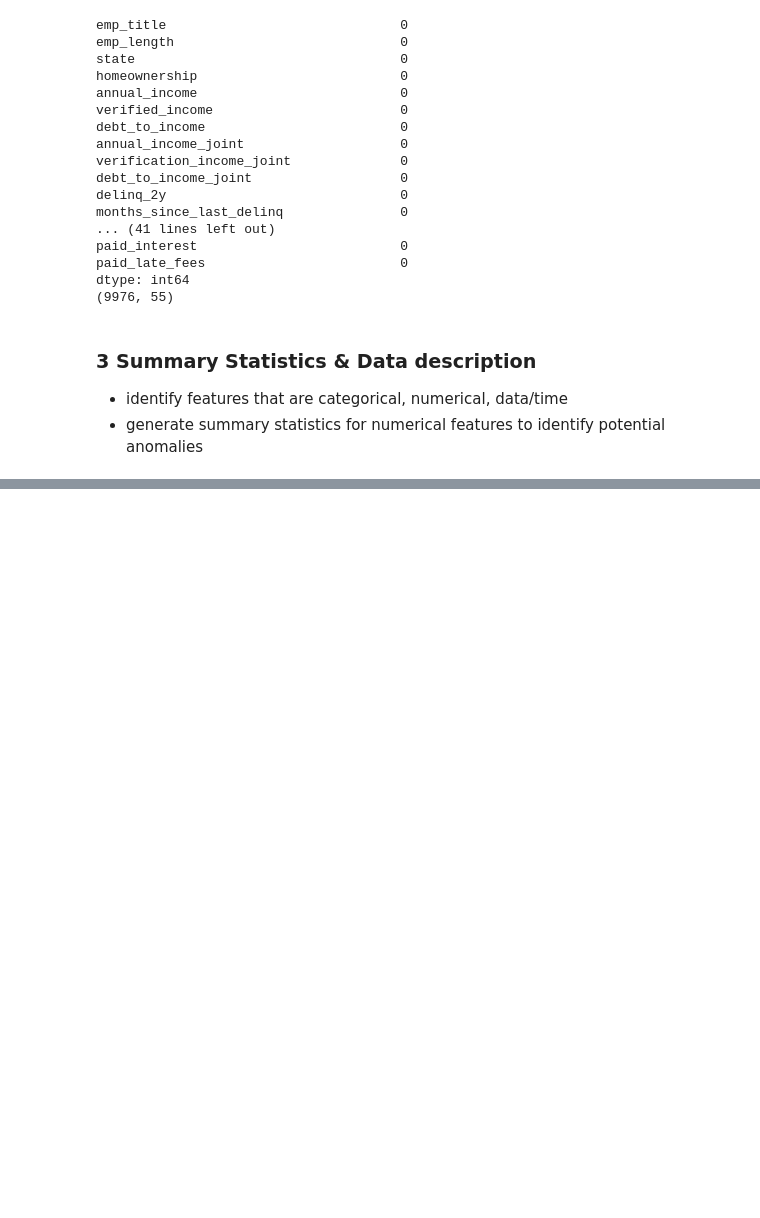
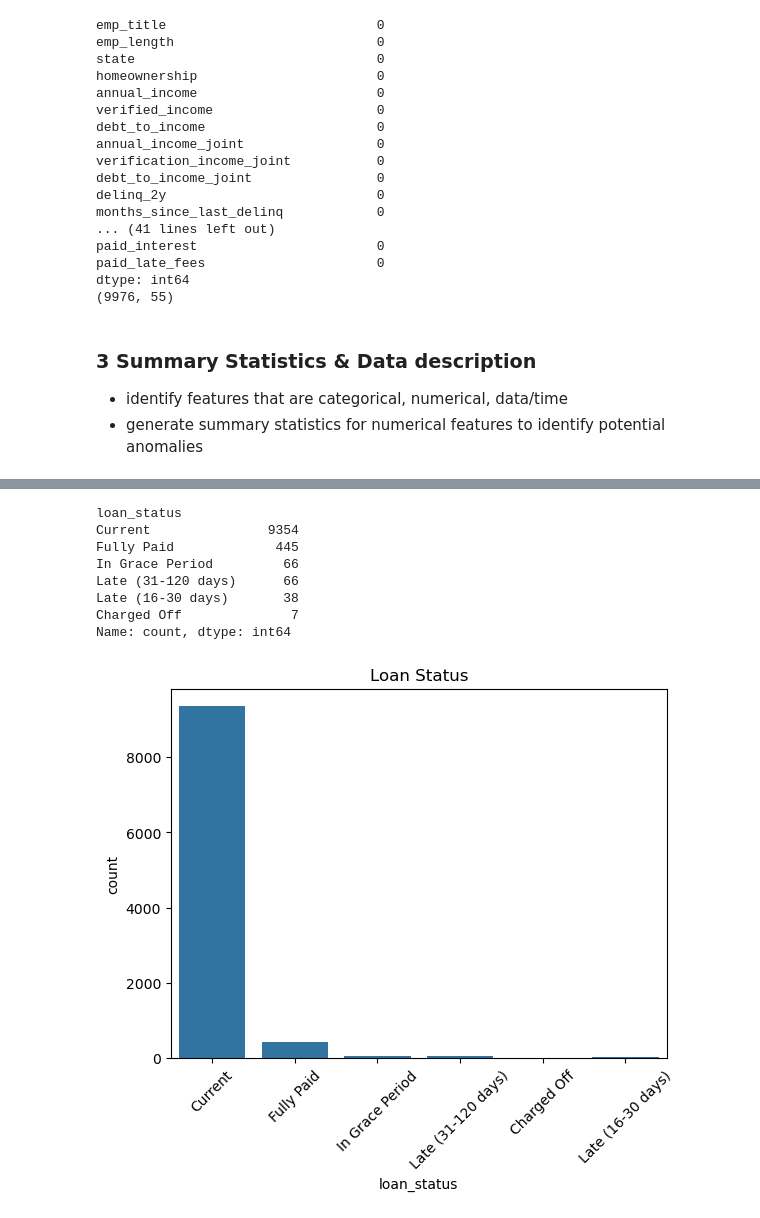
Before and after one commit to AIwithLucas/mastering_decision_trees, a Jupyter notebook: src/decision-tree-classifier/lending_club_loan_decision_classifier.ipynb, the cells around one changed output, grey strips where cells are left out. Saved outputs shown, nothing was run; the diff lists cells and outputs as text; code cells hidden in the pictures; blank space fills up the shorter version.

```diff
--- a/src/decision-tree-classifier/lending_club_loan_decision_classifier.ipynb
+++ b/src/decision-tree-classifier/lending_club_loan_decision_classifier.ipynb
@@ -244,0 +289,16 @@ Index(['emp_title', 'emp_length', 'state', 'homeownership', 'annual_income',
+# %%
+print(df[target].value_counts())
+sb.countplot(x=target, data=df)
+plt.title("Loan Status")
+plt.xticks(rotation=45)
+plt.show()
+# %% [output]
+loan_status
+Current               9354
+Fully Paid             445
+In Grace Period         66
+Late (31-120 days)      66
+Late (16-30 days)       38
+Charged Off              7
+Name: count, dtype: int64
+[figure, added]
```
Also changed, not shown: parts of 16 cells of this notebook, 1 other file.
